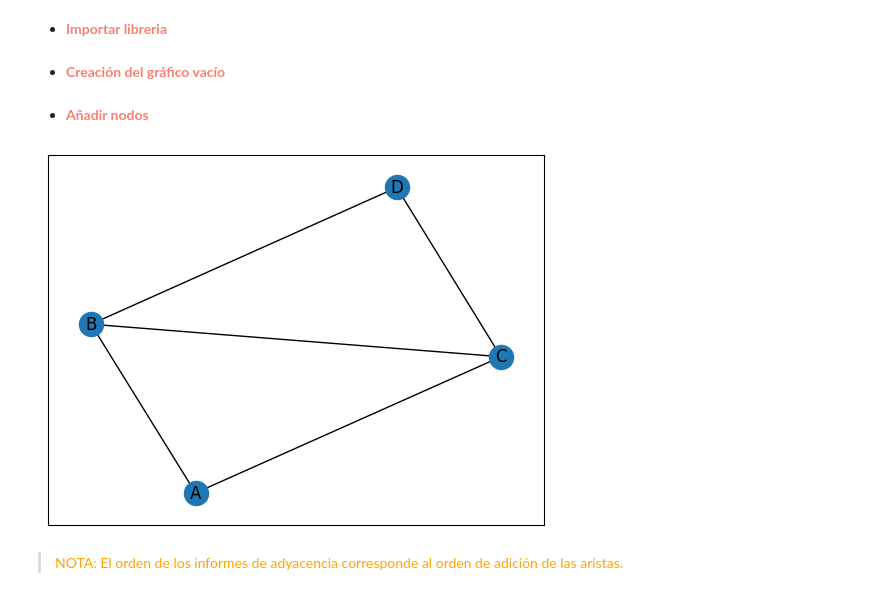
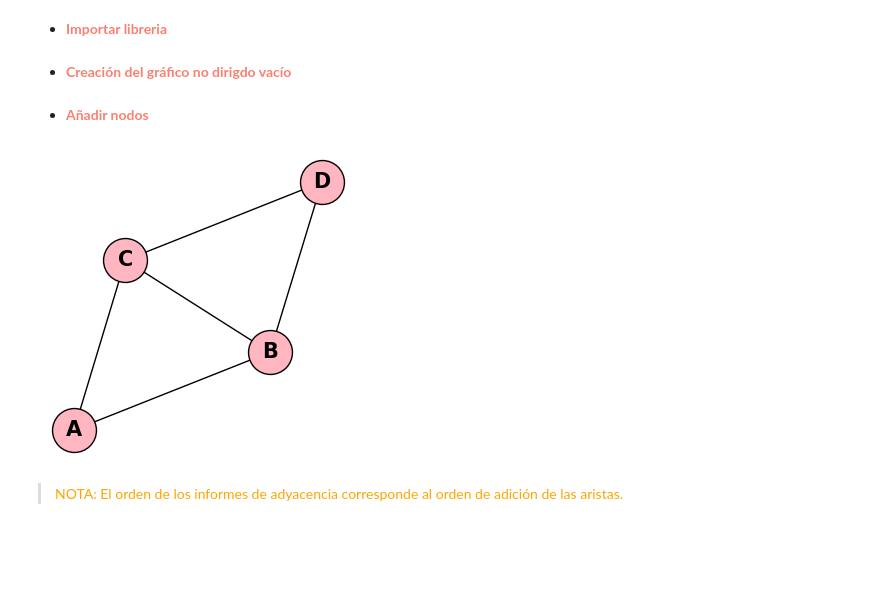
Before and after one commit to Evelyn-Rojas/Investigaci-n-de-operaciones-7MM1, a Jupyter notebook: TAREA1_LIBRERIA.ipynb, the cells around one changed output. Drawn from its saved outputs; the diff is of its cells as text; code cells hidden in the pictures; blank space fills up the shorter version.

```diff
--- a/TAREA1_LIBRERIA.ipynb
+++ b/TAREA1_LIBRERIA.ipynb
@@ -13,18 +22,22 @@ import networkx as nx
 # %% [markdown]
-* <font color='salmon'> **Creación del gráfico vacío**
+* <font color='salmon'> **Creación del gráfico no dirigdo vacío**
 # %%
 G = nx.Graph()
 # %% [markdown]
 * <font color='salmon'> **Añadir nodos**
 # %%
-G.add_edge('A','B', capacity=2)
+G.add_edge('A','B', capacity=2) #Recordar que capacity es cuantos arcos puede tener el nodo
 G.add_edge('A','C', capacity=2)
 G.add_edge('B','D', capacity=2)
 G.add_edge('C','D', capacity=2)
 G.add_edge('B','C', capacity=2)
-nx.draw_networkx(G) #Dibuja
+plt.figure(figsize=(3,3))
+nx.draw(G, with_labels=True, node_color="lightpink",
+       node_size=1000, font_size=15, font_weight="bold",
+        arrowsize=50, edgecolors="black")
+plt.show()
 # %% [output]
-[figure, old version]
+[figure, new version]
 # %% [markdown]
 > <font color='orange'> NOTA: El orden de los informes de adyacencia corresponde al orden de adición de las aristas.
 # %% [markdown]
```
Also changed, not shown: parts of 17 cells of this notebook.
